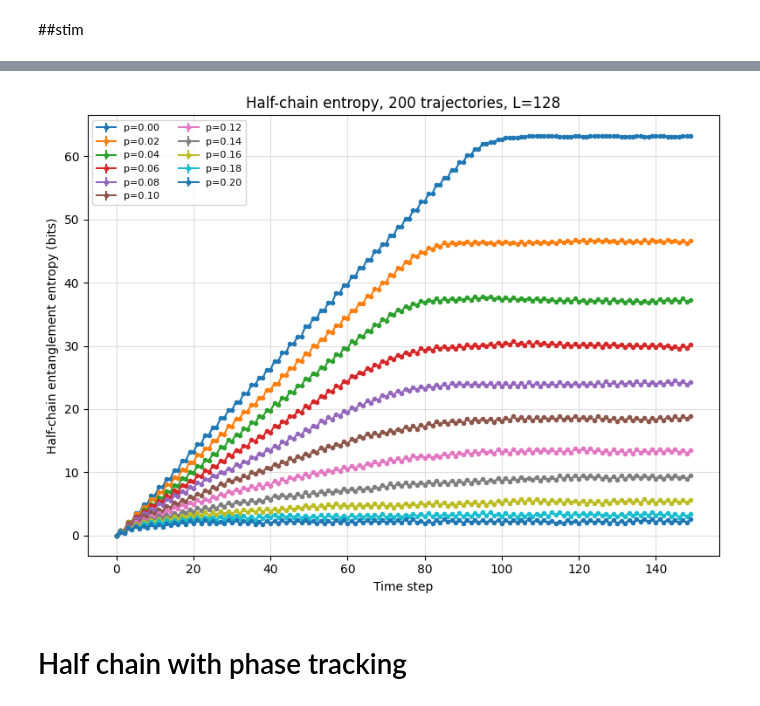
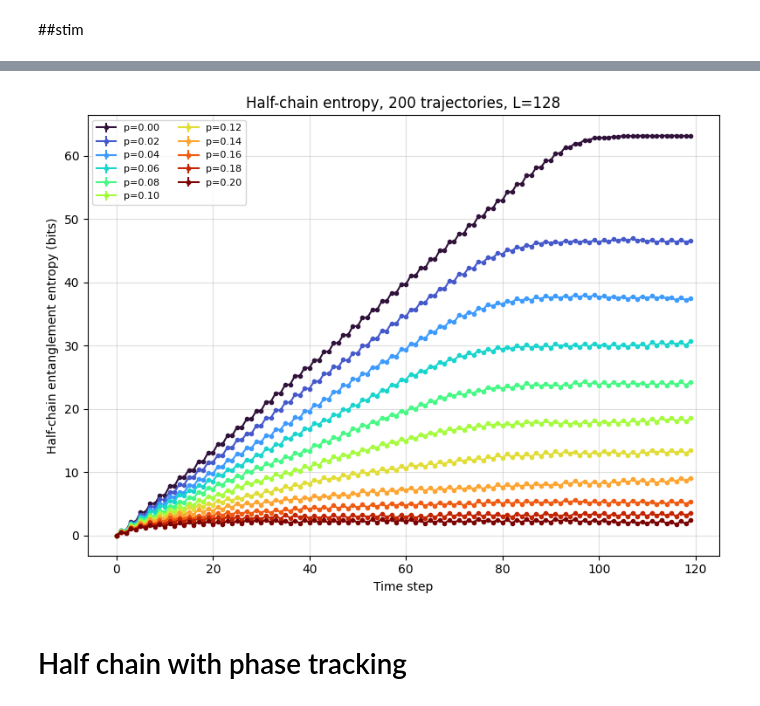
Before and after one commit to AKookani/BrickwallCliffordCircuit, a Jupyter notebook: Results.ipynb, the cells around one changed output, grey strips where cells are left out. Drawn from its saved outputs; the diff is of its cells as text; code cells hidden in the pictures.

```diff
--- a/Results.ipynb
+++ b/Results.ipynb
@@ -908,7 +895,7 @@ if __name__ == "__main__":
     sp42_t = torch.tensor(table, dtype=torch.uint8, device=device)
 
     size = 128
-    T = 150
+    T = 120
     n_trials = 200
     p_values = np.round(np.arange(0.0, 0.2 + 1e-9, 0.02), 2)
 
@@ -916,6 +903,10 @@ if __name__ == "__main__":
     run_times = []
     n_total = len(p_values)
     overall_start = time.time()
+
+    # Choose a colormap (e.g., 'plasma', 'viridis', or 'coolwarm')
+    cmap = plt.cm.coolwarm
+
     for i, p in enumerate(p_values):
         t0 = time.time()
         mean_S, sem_S = run_averaged_gpu(
@@ -935,7 +926,14 @@ if __name__ == "__main__":
             f"(ETA {eta_clock.strftime('%H:%M:%S')})"
         )
 
-        plt.errorbar(range(0, T), mean_S, yerr=sem_S, marker='o', markersize=3, label=f"p={p:.2f}")
+        # Calculate a unique color along the gradient for each p value
+        line_color = cmap(i / (n_total - 1))
+
+        plt.errorbar(
+            range(0, T), mean_S, yerr=sem_S,
+            marker='o', markersize=3,
+            label=f"p={p:.2f}", color=line_color
+        )
 
     print(f"Total wall time: {format_duration(time.time() - overall_start)}")
 
@@ -1195,7 +1193,7 @@ if __name__ == "__main__":
     sp42_t = torch.tensor(table, dtype=torch.uint8, device=device)
 
     size = 128
-    T = 150
+    T = 120
     n_trials = 200
     p_values = np.round(np.arange(0.0, 0.2 + 1e-9, 0.02), 2)
 
@@ -1203,6 +1201,10 @@ if __name__ == "__main__":
     run_times = []
     n_total = len(p_values)
     overall_start = time.time()
+
+    # Using 'turbo' for a highly vibrant, sharp color transition
+    cmap = plt.cm.turbo
+
     for i, p in enumerate(p_values):
         t0 = time.time()
         mean_S, sem_S = run_averaged_gpu(
@@ -1222,7 +1224,14 @@ if __name__ == "__main__":
             f"(ETA {eta_clock.strftime('%H:%M:%S')})"
         )
 
-        plt.errorbar(range(0, T), mean_S, yerr=sem_S, marker='o', markersize=3, label=f"p={p:.2f}")
+        # Calculate a highly distinct color along the vibrant rainbow spectrum
+        line_color = cmap(i / (n_total - 1))
+
+        plt.errorbar(
+            range(0, T), mean_S, yerr=sem_S,
+            marker='o', markersize=3,
+            label=f"p={p:.2f}", color=line_color
+        )
 
     print(f"Total wall time: {format_duration(time.time() - overall_start)}")
 
@@ -1251,4 +1260,4 @@ Total wall time: 3m 20s
-[figure, old version]
+[figure, new version]
 # %% [markdown]
 # Half chain with phase tracking
 # %%
```
Also changed, not shown: parts of 6 cells of this notebook.
